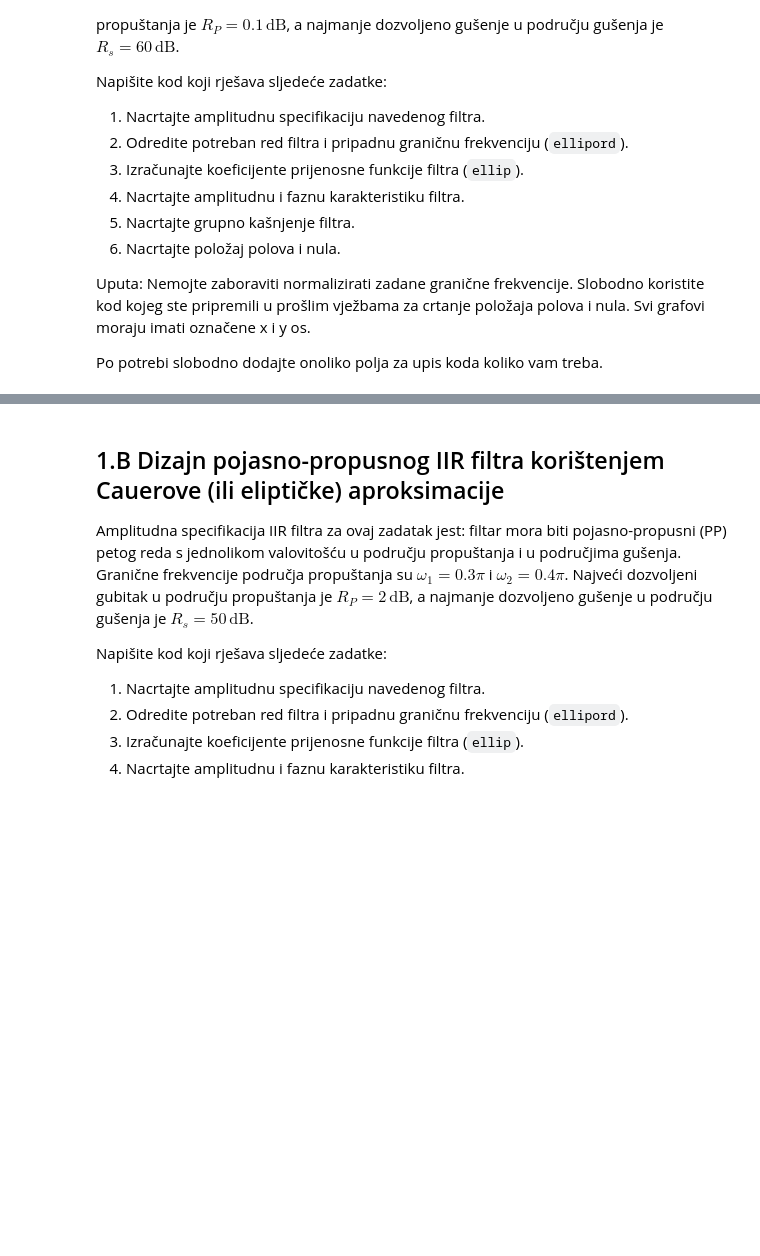
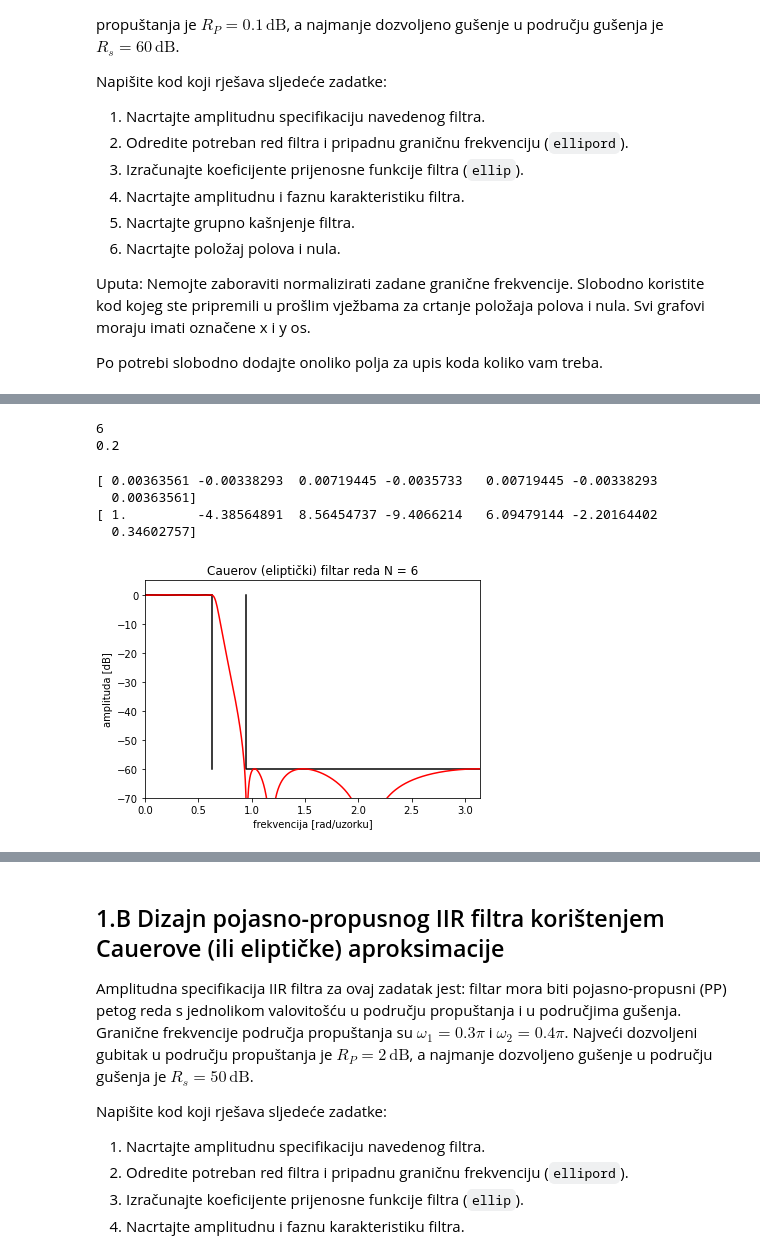
Before and after one commit to sskender/signal-processing, a Jupyter notebook: OOS_2021-2022_Vjezba_5_Dizajn_IIR_filtara.ipynb, the cells around one changed output, grey strips where cells are left out. Drawn from its saved outputs; the diff is of its cells as text; code cells hidden in the pictures; blank space fills up the shorter version.

```diff
--- a/OOS_2021-2022_Vjezba_5_Dizajn_IIR_filtara.ipynb
+++ b/OOS_2021-2022_Vjezba_5_Dizajn_IIR_filtara.ipynb
@@ -383,0 +399,26 @@ Po potrebi slobodno dodajte onoliko polja za upis koda koliko vam treba.
+# %%
+# 2. Odredite potreban red filtra i pripadnu graničnu frekvenciju (ellipord).
+# Dizajn filtra korištenjem Cauerove (eliptičke) aproksimacije
+N_e, Wn_e = ellipord(Wp, Ws, Rp, Rs);
+print(N_e)
+print(Wn_e)
+# %% [output]
+6
+0.2
+# %%
+# 3. Izračunajte koeficijente prijenosne funkcije filtra (ellip).
+# Dizajn filtra korištenjem Cauerove (eliptičke) aproksimacije
+B_e, A_e = ellip(N_e, Rp, Rs, Wn_e);
+print(B_e)
+print(A_e)
+# %% [output]
+[ 0.00363561 -0.00338293  0.00719445 -0.0035733   0.00719445 -0.00338293
+  0.00363561]
+[ 1.         -4.38564891  8.56454737 -9.4066214   6.09479144 -2.20164402
+  0.34602757]
+# %%
+# 4. Nacrtaj amplitudnu karakterisitku
+oos_amp_karak(B_e, A_e);
+title('Cauerov (eliptički) filtar reda N = ' + str(N_e));
+# %% [output]
+[figure, added]
```
Also changed, not shown: parts of 6 cells of this notebook.
